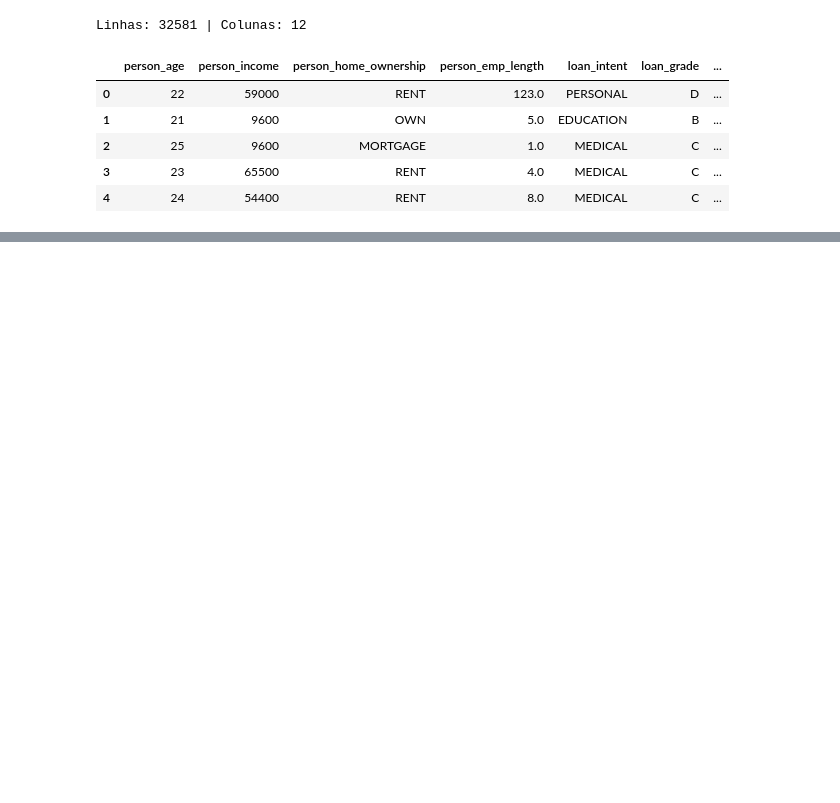
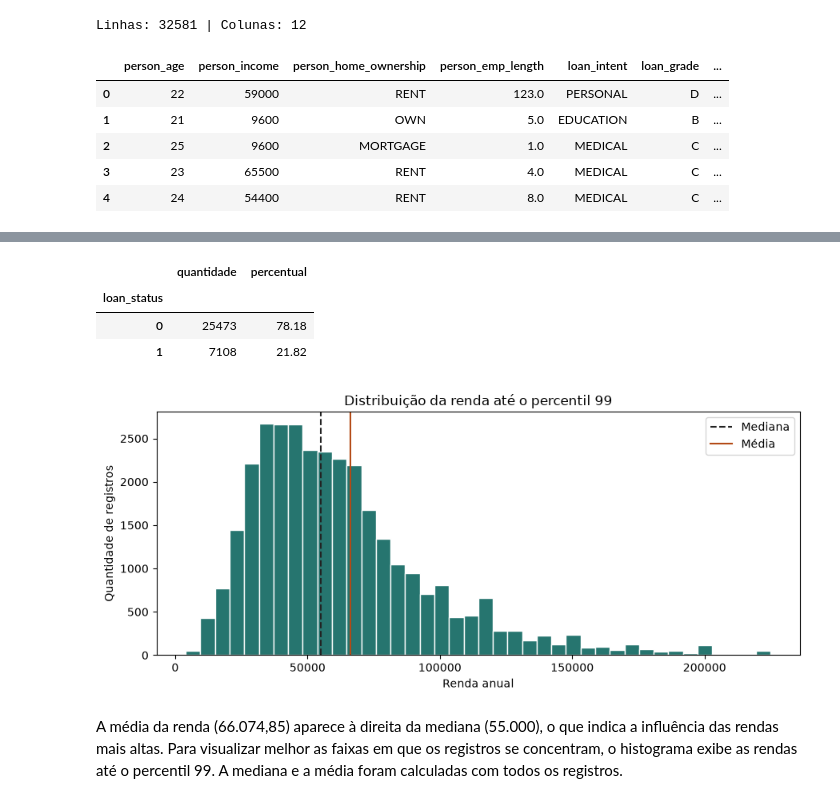
Before and after one commit to fgofilipe/analise-risco-credito, a Jupyter notebook: analise_risco_credito.ipynb, the cells around one changed output, grey strips where cells are left out. Saved outputs shown, nothing was run; the diff lists cells and outputs as text; code cells hidden in the pictures; blank space fills up the shorter version.

Commit message:
feat: adiciona estatísticas descritivas e histograma de renda

```diff
--- a/analise_risco_credito.ipynb
+++ b/analise_risco_credito.ipynb
@@ -15,0 +57,35 @@ Linhas: 32581 | Colunas: 12
+# %%
+quantidade = df["loan_status"].value_counts().sort_index()
+
+resumo = quantidade.to_frame(name="quantidade")
+resumo["percentual"] = (quantidade / len(df) * 100).round(2)
+
+display(resumo)
+# %% [output]
+|  | quantidade | percentual |
+| loan_status |  |  |
+| 0 | 25473 | 78.18 |
+| 1 | 7108 | 21.82 |
+# %%
+import matplotlib.pyplot as plt
+
+renda = df["person_income"]
+limite = renda.quantile(0.99)
+
+fig, ax = plt.subplots(figsize=(9, 4))
+ax.hist(renda[renda <= limite], bins=40, color="#26756F", edgecolor="white")
+
+ax.axvline(renda.median(), color="#222222", linestyle="--", label="Mediana")
+ax.axvline(renda.mean(), color="#B34A16", linestyle="-", label="Média")
+
+ax.set_title("Distribuição da renda até o percentil 99")
+ax.set_xlabel("Renda anual")
+ax.set_ylabel("Quantidade de registros")
+ax.legend()
+
+plt.tight_layout()
+plt.show()
+# %% [output]
+[figure, added]
+# %% [markdown]
+A média da renda (66.074,85) aparece à direita da mediana (55.000), o que indica a influência das rendas mais altas. Para visualizar melhor as faixas em que os registros se concentram, o histograma exibe as rendas até o percentil 99. A mediana e a média foram calculadas com todos os registros.
```
Also changed, not shown: parts of 3 cells of this notebook.
